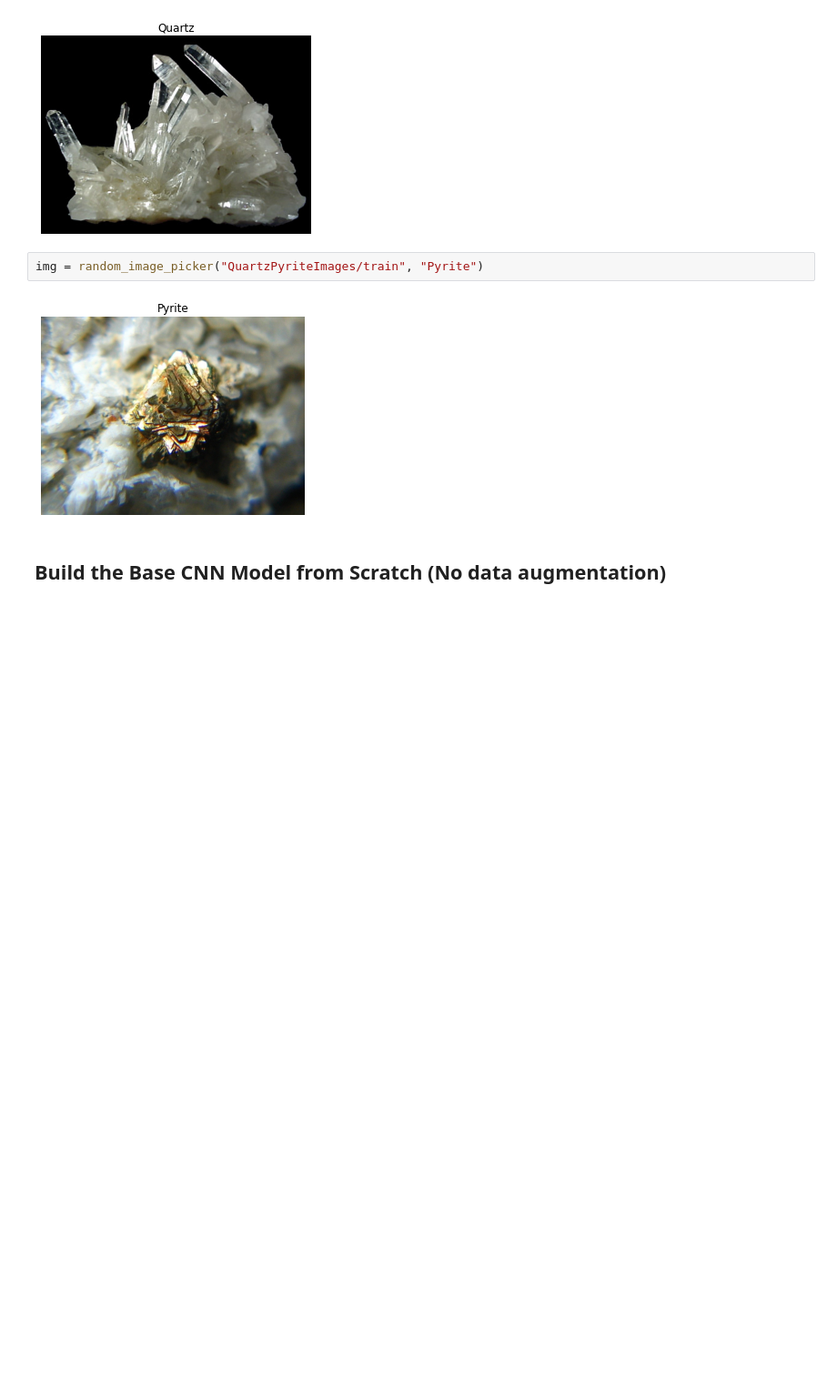
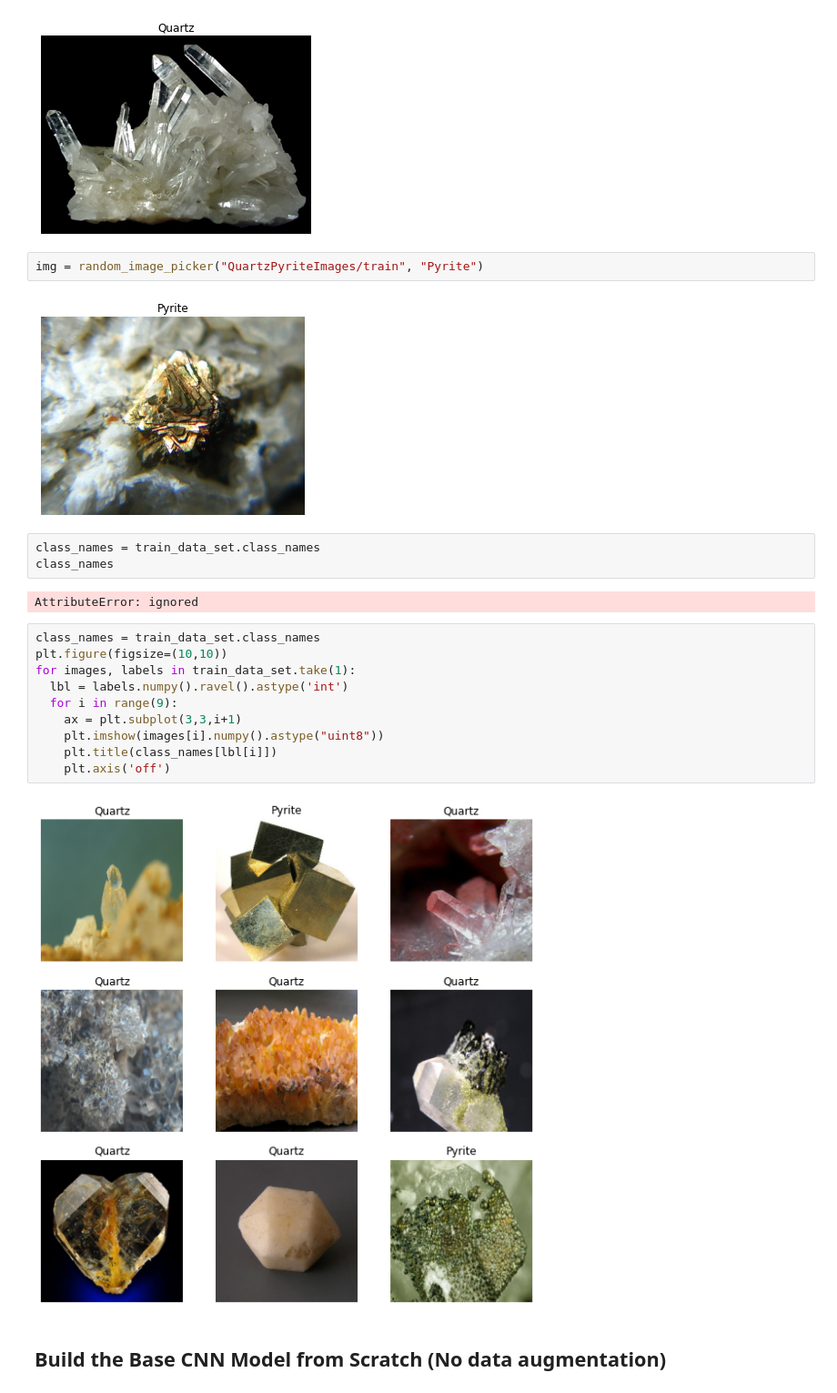
Before and after one commit to leogalbu/Mineral-Rocks-Image-Classification, a Jupyter notebook: Model_1_Quartz_Pyrite_Binary.ipynb, the cells around one changed output. Shown at 91% size. Drawn from its saved outputs; the diff is of its cells as text; blank space fills up the shorter version.

```diff
--- a/Model_1_Quartz_Pyrite_Binary.ipynb
+++ b/Model_1_Quartz_Pyrite_Binary.ipynb
@@ -193,6 +192,23 @@ img = random_image_picker("QuartzPyriteImages/train", "Quartz")
 img = random_image_picker("QuartzPyriteImages/train", "Pyrite")
 # %% [output]
 [figure]
+# %%
+class_names = train_data_set.class_names
+class_names
+# %% [output]
+AttributeError: ignored
+# %%
+class_names = train_data_set.class_names
+plt.figure(figsize=(10,10))
+for images, labels in train_data_set.take(1):
+  lbl = labels.numpy().ravel().astype('int')
+  for i in range(9):
+    ax = plt.subplot(3,3,i+1)
+    plt.imshow(images[i].numpy().astype("uint8"))
+    plt.title(class_names[lbl[i]])
+    plt.axis('off')
+# %% [output]
+[figure, added]
 # %% [markdown]
 ## Build the Base CNN Model from Scratch (No data augmentation)
 # %%
```
Also changed, not shown: parts of 15 cells of this notebook.
